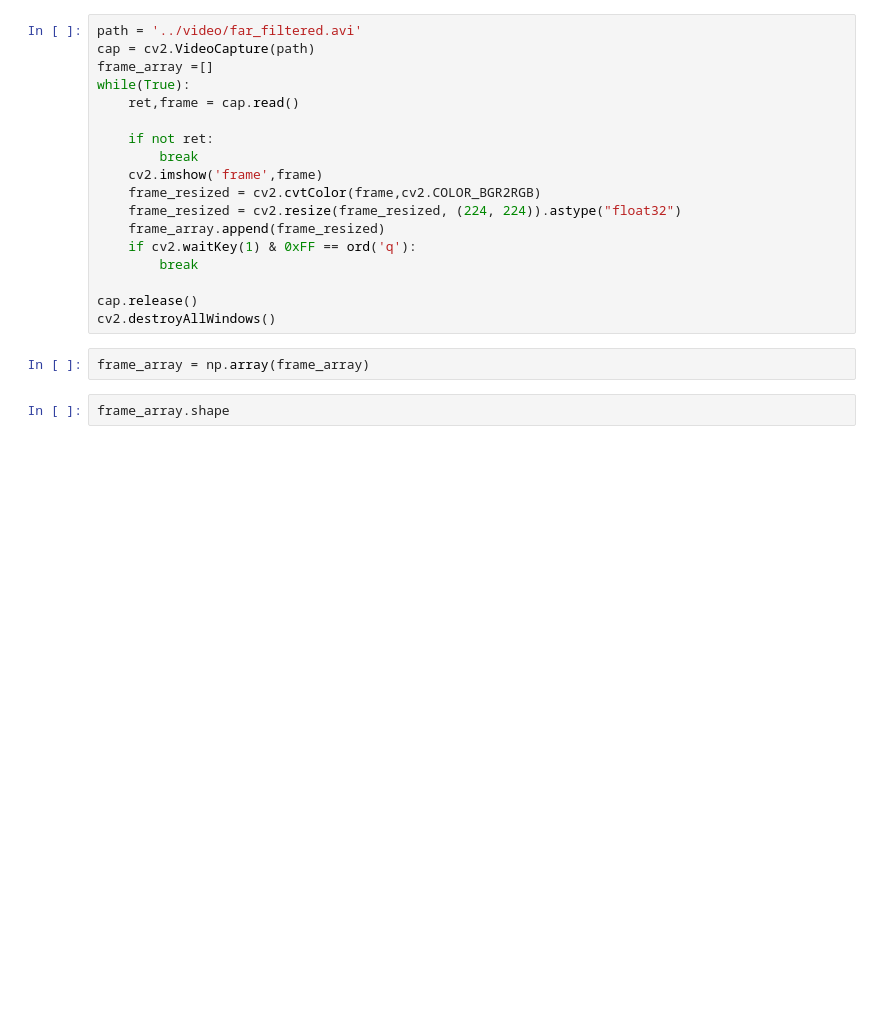
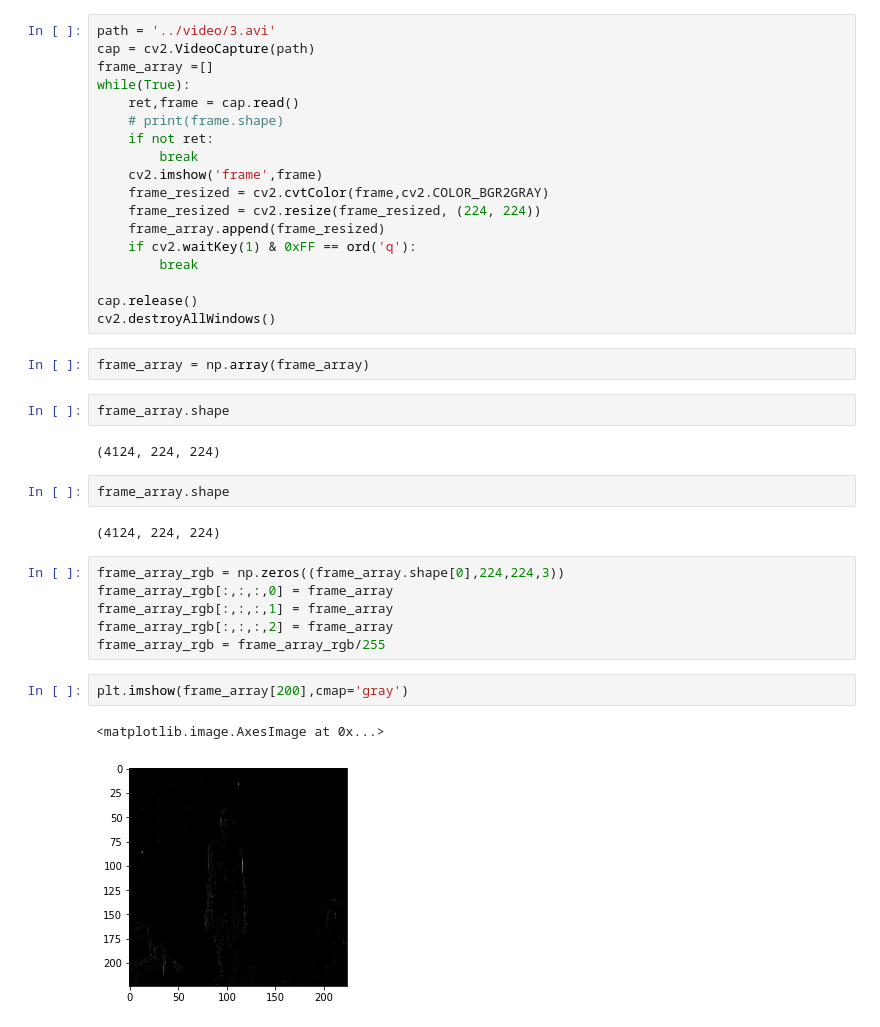
Before and after one commit to ziimiin14/Event_Camera_DeepLearning_Classification, a Jupyter notebook: scripts/test_Video_withClassModel.ipynb, the cells around one changed output. Saved outputs shown, nothing was run; the diff lists cells and outputs as text; blank space fills up the shorter version.

```diff
--- a/scripts/test_Video_withClassModel.ipynb
+++ b/scripts/test_Video_withClassModel.ipynb
@@ -23,15 +23,15 @@ model = load_model('mobilenetV2_softmax.h5')
 # %%
-path = '../video/far_filtered.avi'
+path = '../video/3.avi'
 cap = cv2.VideoCapture(path)
 frame_array =[]
 while(True):
     ret,frame = cap.read()
-
+    # print(frame.shape)
     if not ret:
         break
     cv2.imshow('frame',frame)
-    frame_resized = cv2.cvtColor(frame,cv2.COLOR_BGR2RGB)
-    frame_resized = cv2.resize(frame_resized, (224, 224)).astype("float32")
+    frame_resized = cv2.cvtColor(frame,cv2.COLOR_BGR2GRAY)
+    frame_resized = cv2.resize(frame_resized, (224, 224))
     frame_array.append(frame_resized)
     if cv2.waitKey(1) & 0xFF == ord('q'):
         break
@@ -42,4 +42,21 @@ cv2.destroyAllWindows()
 frame_array = np.array(frame_array)
 # %%
 frame_array.shape
+# %% [output]
+(4124, 224, 224)
+# %%
+frame_array.shape
+# %% [output]
+(4124, 224, 224)
+# %%
+frame_array_rgb = np.zeros((frame_array.shape[0],224,224,3))
+frame_array_rgb[:,:,:,0] = frame_array
+frame_array_rgb[:,:,:,1] = frame_array
+frame_array_rgb[:,:,:,2] = frame_array
+frame_array_rgb = frame_array_rgb/255
+# %%
+plt.imshow(frame_array[200],cmap='gray')
+# %% [output]
+<matplotlib.image.AxesImage at 0x...>
+[figure, added]
 # %%
```
Also changed, not shown: parts of 11 cells of this notebook, 16 other files.
